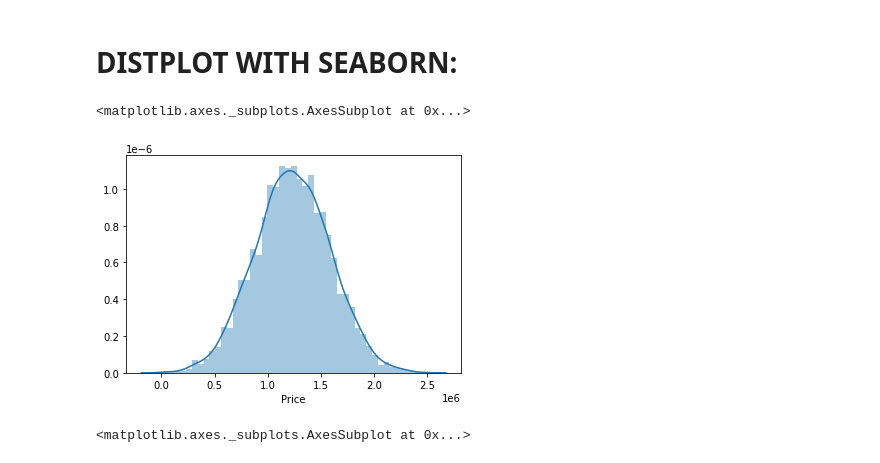
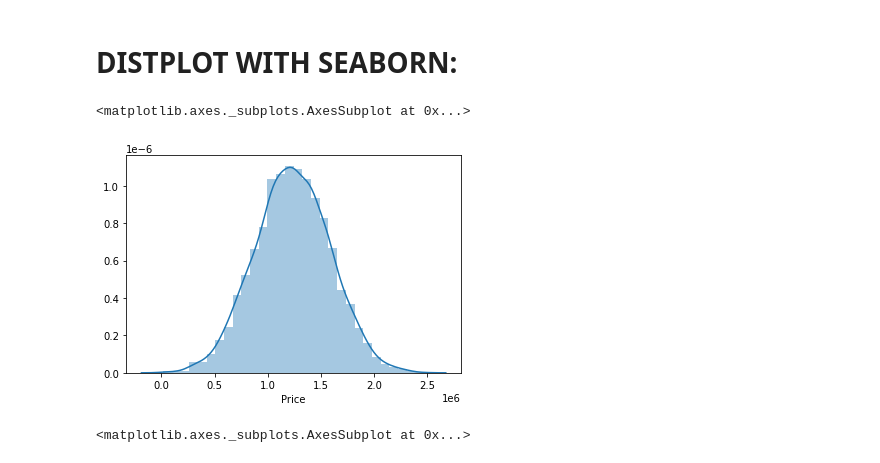
Before and after one commit to roblivesinottawa/data_science_machine_learning_python, a Jupyter notebook: 11-Linear-Regression/04-Template.ipynb, the cells around one changed output. Cells and saved outputs as stored; diff of their text form; code cells hidden in the pictures.

```diff
--- a/11-Linear-Regression/04-Template.ipynb
+++ b/11-Linear-Regression/04-Template.ipynb
@@ -117,10 +121,10 @@ usa_housing.head()
 # DISTPLOT WITH SEABORN:
 # %%
 # distplot to check the prices
-sns.distplot(usa_housing['Price'])
+sns.distplot(usa_housing['Price'], bins=30)
 # %% [output]
 <matplotlib.axes._subplots.AxesSubplot at 0x...>
-[figure, old version]
+[figure, new version]
 # %%
 sns.distplot(usa_housing['Avg. Area Income'])
 # %% [output]
```
Also changed, not shown: parts of 24 cells of this notebook.
